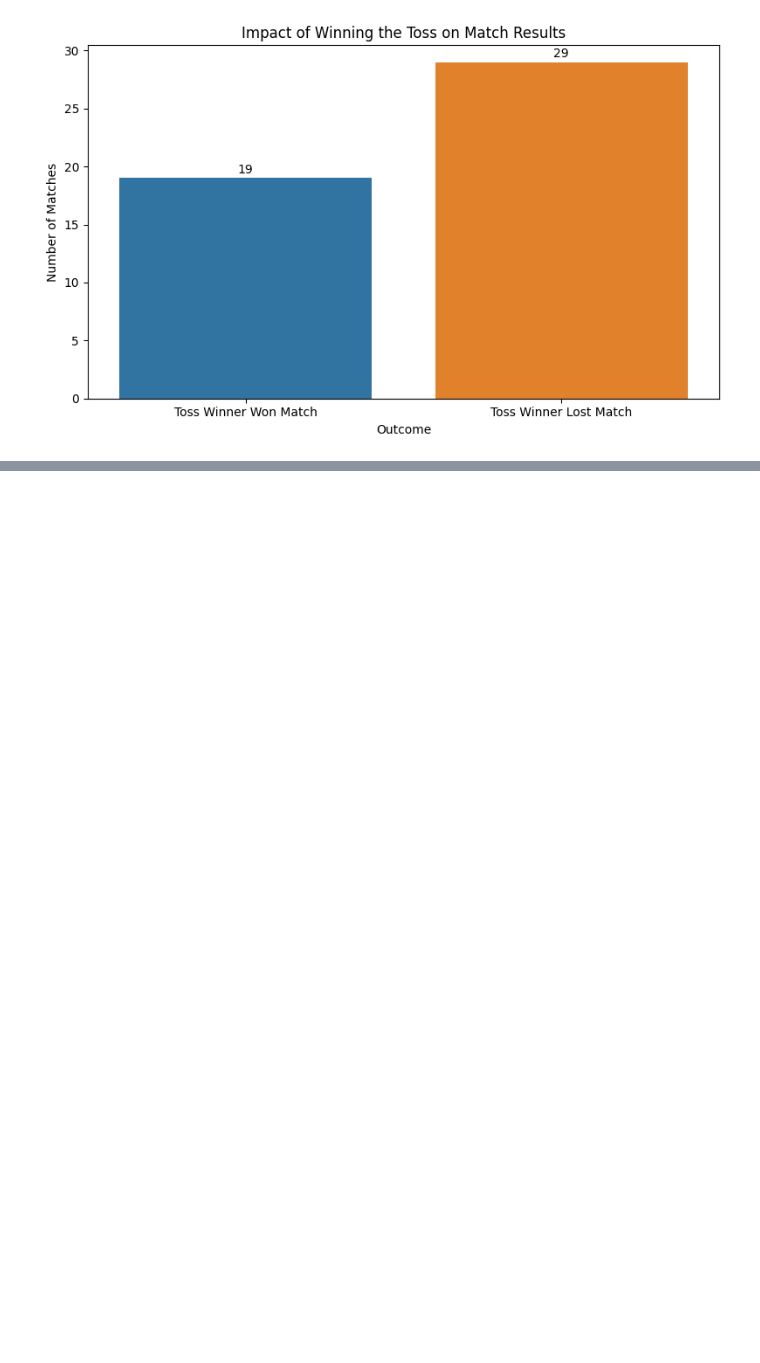
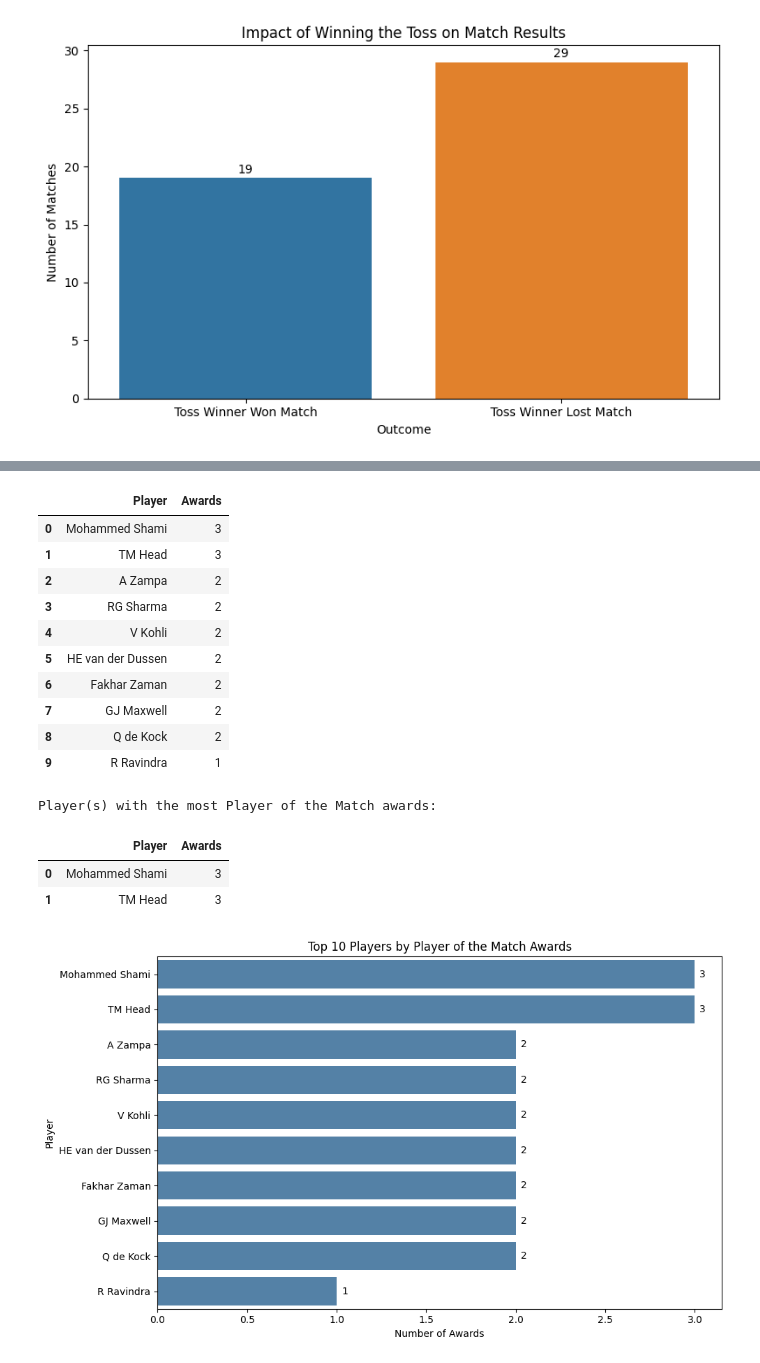
Before and after one commit to Nilesh-Pardhi/ICC-World-Cup-2023-Analysis, a Jupyter notebook: notebooks/03_match_eda.ipynb, the cells around one changed output, grey strips where cells are left out. Saved outputs shown, nothing was run; the diff lists cells and outputs as text; code cells hidden in the pictures; blank space fills up the shorter version.

```diff
--- a/notebooks/03_match_eda.ipynb
+++ b/notebooks/03_match_eda.ipynb
@@ -272,0 +427,72 @@ Name: count, dtype: int64
+# %%
+# Which players received the most Player of the Match awards?
+
+# Count Player of the Match awards
+player_awards = (
+    matches["player_of_match"]
+    .dropna()
+    .value_counts()
+    .reset_index().head(10)
+)
+
+player_awards.columns = ["Player", "Awards"]
+
+# Sort from highest to lowest
+player_awards = player_awards.sort_values(
+    by="Awards",
+    ascending=False
+).reset_index(drop=True)
+
+# Display all players
+display(player_awards)
+
+# Find player(s) with the most awards
+max_awards = player_awards["Awards"].max()
+
+top_players = player_awards[
+    player_awards["Awards"] == max_awards
+]
+
+print("Player(s) with the most Player of the Match awards:")
+display(top_players)
+
+
+
+# Select top 10 players
+top_10_players = player_awards.head(10)
+
+plt.figure(figsize=(10, 6))
+
+ax = sns.barplot(
+    data=top_10_players,
+    x="Awards",
+    y="Player",
+    color="steelblue"
+)
+
+# Add data labels
+ax.bar_label(ax.containers[0], padding=5, fontsize=10)
+
+plt.title("Top 10 Players by Player of the Match Awards")
+plt.xlabel("Number of Awards")
+plt.ylabel("Player")
+
+plt.tight_layout()
+plt.show()
+# %% [output]
+|  | Player | Awards |
+| 0 | Mohammed Shami | 3 |
+| 1 | TM Head | 3 |
+| 2 | A Zampa | 2 |
+| 3 | RG Sharma | 2 |
+| 4 | V Kohli | 2 |
+| 5 | HE van der Dussen | 2 |
+| 6 | Fakhar Zaman | 2 |
+| 7 | GJ Maxwell | 2 |
+| 8 | Q de Kock | 2 |
+| 9 | R Ravindra | 1 |
+Player(s) with the most Player of the Match awards:
+|  | Player | Awards |
+| 0 | Mohammed Shami | 3 |
+| 1 | TM Head | 3 |
+[figure, added]
```
Also changed, not shown: parts of 3 cells of this notebook, 11 other files.
